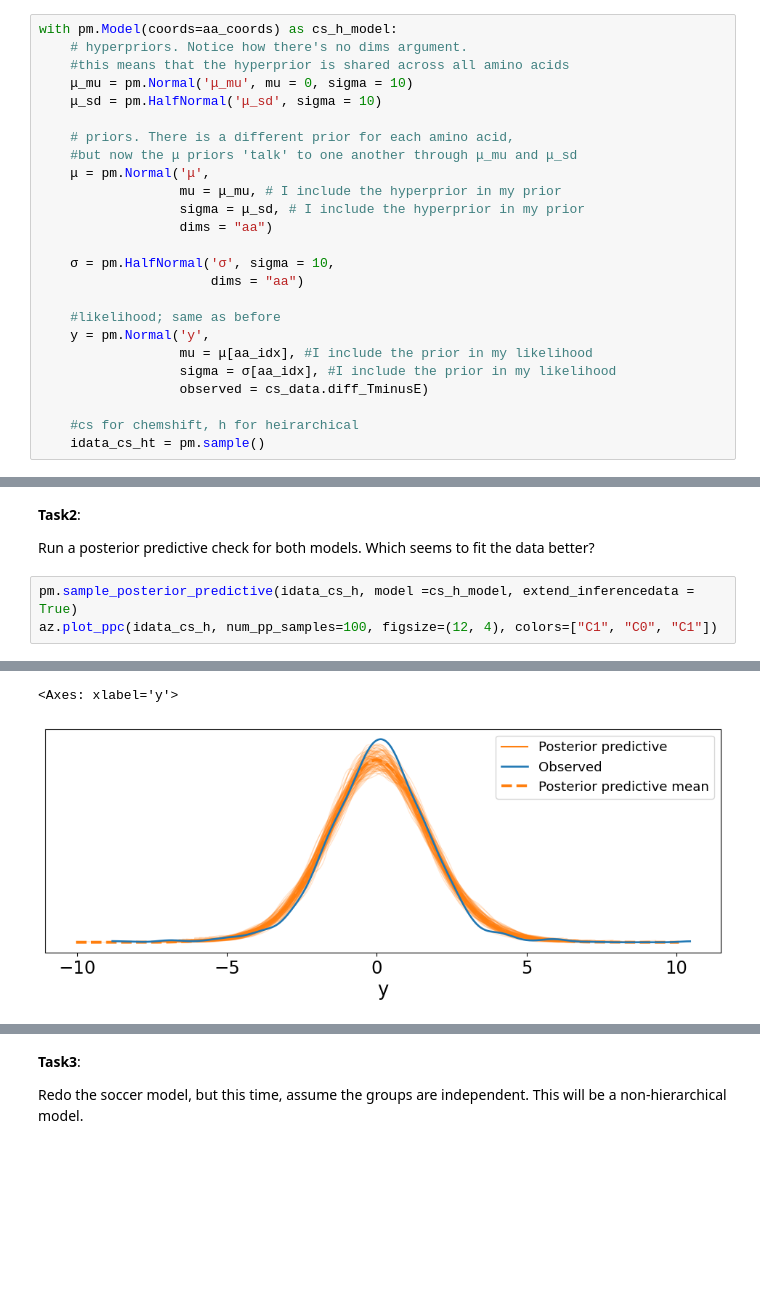
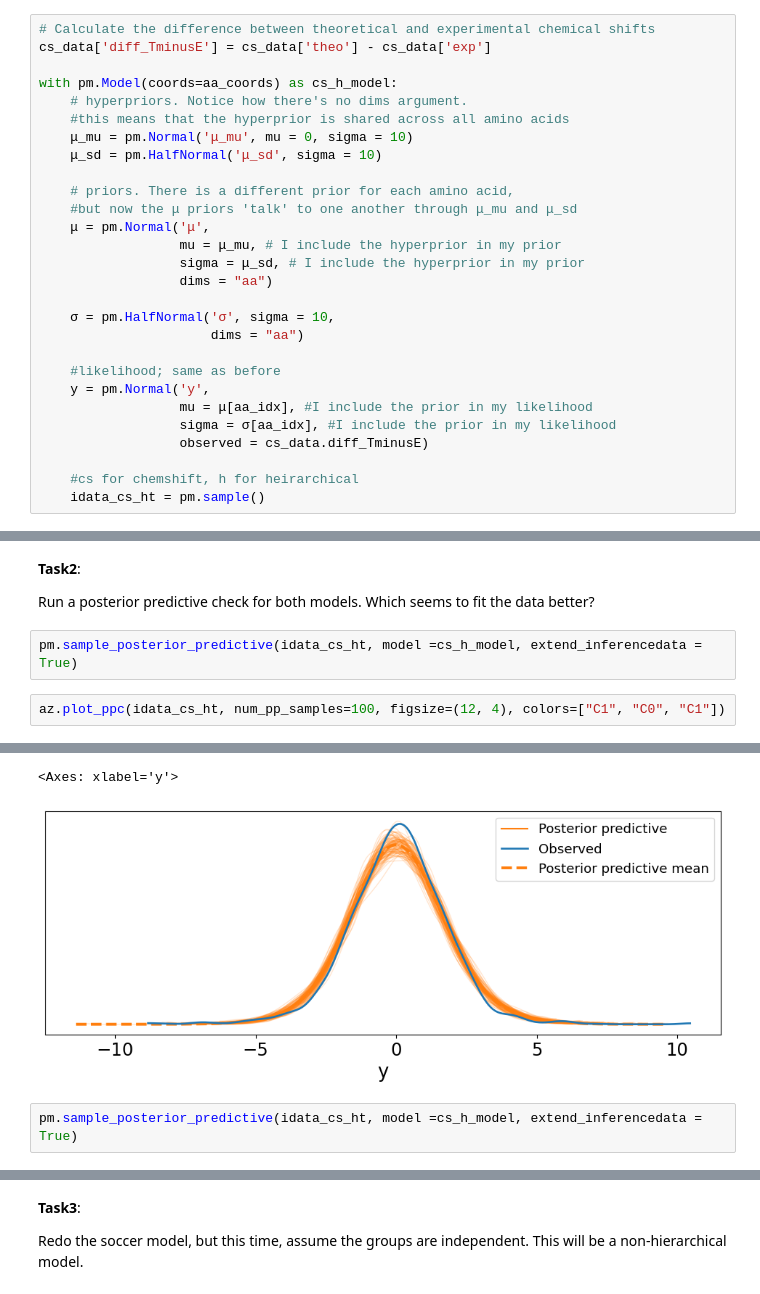
Before and after one commit to eemaansheikh/Data_Science_2025, a Jupyter notebook: Eemaan_Sheikh_Unit4ExerciesSF.ipynb, the cells around one changed output, grey strips where cells are left out. Drawn from its saved outputs; the diff is of its cells as text; blank space fills up the shorter version.

```diff
--- a/Eemaan_Sheikh_Unit4ExerciesSF.ipynb
+++ b/Eemaan_Sheikh_Unit4ExerciesSF.ipynb
@@ -51,6 +51,9 @@ aa_coords
         'LYS', 'MET', 'PHE', 'PRO', 'SER', 'THR', 'TRP', 'TYR', 'VAL'],
        dtype='object')}
 # %%
+# Calculate the difference between theoretical and experimental chemical shifts
+cs_data['diff_TminusE'] = cs_data['theo'] - cs_data['exp']
+
 with pm.Model(coords=aa_coords) as cs_h_model:
     # hyperpriors. Notice how there's no dims argument.
     #this means that the hyperprior is shared across all amino acids
@@ -90,7 +104,8 @@ axes[0].vlines(idata_cs_h.posterior['μ_mu'].mean(), *y_lims, color="k", ls=":")
 **Task2**:
 
 Run a posterior predictive check for both models. Which seems to fit the data better?
+# %%
+pm.sample_posterior_predictive(idata_cs_ht, model =cs_h_model, extend_inferencedata = True)
 # %%
-pm.sample_posterior_predictive(idata_cs_h, model =cs_h_model, extend_inferencedata = True)
-az.plot_ppc(idata_cs_h, num_pp_samples=100, figsize=(12, 4), colors=["C1", "C0", "C1"])
+az.plot_ppc(idata_cs_ht, num_pp_samples=100, figsize=(12, 4), colors=["C1", "C0", "C1"])
 # %% [output]
@@ -99,3 +112,5 @@ az.plot_ppc(idata_cs_h, num_pp_samples=100, figsize=(12, 4), colors=["C1", "C0",
 <Axes: xlabel='y'>
-[figure, old version]
+[figure, new version]
+# %%
+pm.sample_posterior_predictive(idata_cs_ht, model =cs_h_model, extend_inferencedata = True)
 # %%
```
Also changed, not shown: parts of 4 cells of this notebook.
